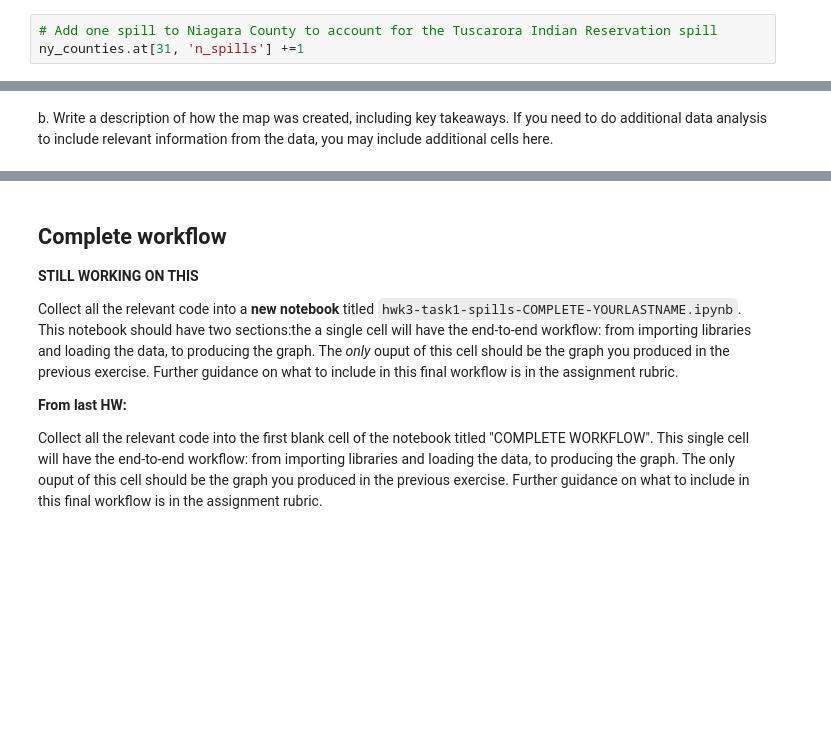
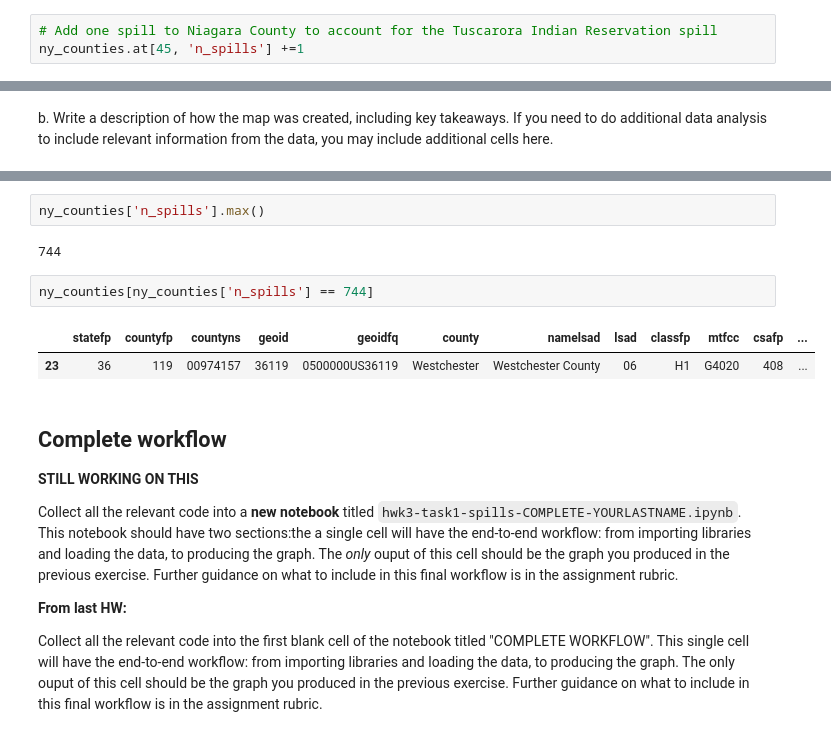
Before and after one commit to sofiiir/eds220-hwk3, a Jupyter notebook: hwk3-task1-spills.ipynb, the cells around one changed output, grey strips where cells are left out. Saved outputs shown, nothing was run; the diff lists cells and outputs as text; blank space fills up the shorter version.

```diff
--- a/hwk3-task1-spills.ipynb
+++ b/hwk3-task1-spills.ipynb
@@ -614,5 +605,5 @@ ny_counties[ny_counties['county'] == 'Niagara']
 | 45 | 36 | 063 | 00974130 | 36063 | 0500000US36063 | Niagara | Niagara County | 06 | H1 | G4020 | 160 | ... |
 # %%
 # Add one spill to Niagara County to account for the Tuscarora Indian Reservation spill
-ny_counties.at[31, 'n_spills'] +=1
+ny_counties.at[45, 'n_spills'] +=1
 # %%
@@ -666,3 +658,12 @@ b. Write a description of how the map was created, including key takeaways. If y
+# %%
+ny_counties['n_spills'].max()
+# %% [output]
+744
+# %%
+ny_counties[ny_counties['n_spills'] == 744]
+# %% [output]
+|  | statefp | countyfp | countyns | geoid | geoidfq | county | namelsad | lsad | classfp | mtfcc | csafp | ... |
+| 23 | 36 | 119 | 00974157 | 36119 | 0500000US36119 | Westchester | Westchester County | 06 | H1 | G4020 | 408 | ... |
 # %% [markdown]
 ## Complete workflow
 
```
Also changed, not shown: parts of 23 cells of this notebook.
